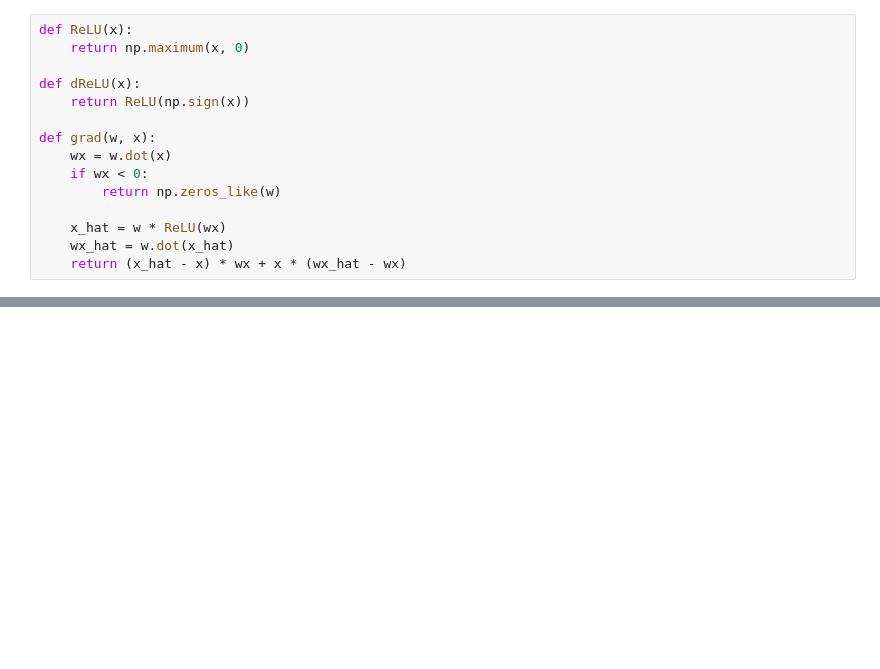
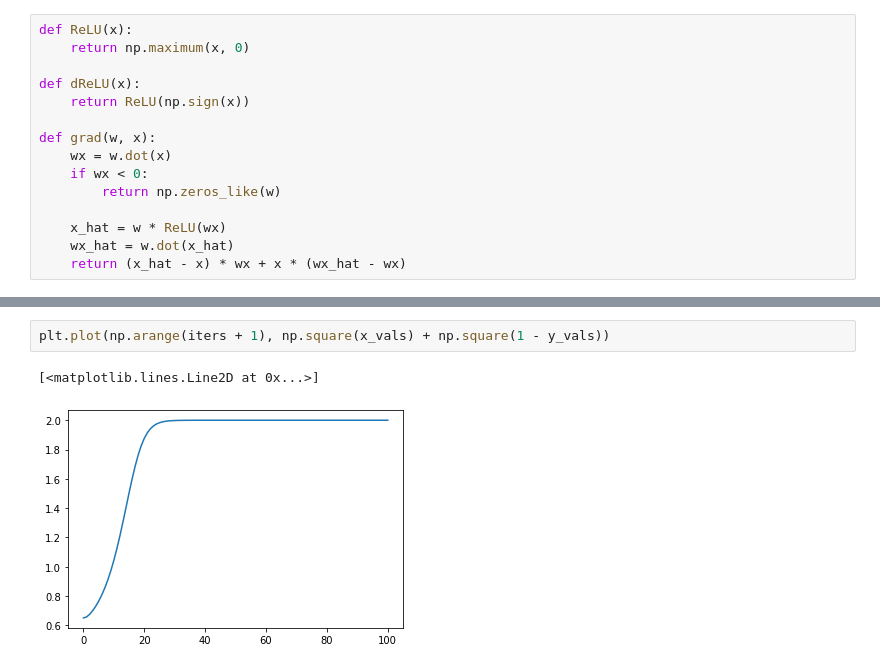
Before and after one commit to nikhil-ghosh-berkeley/gabor, a Jupyter notebook: notebooks/one-neuron-sgd.ipynb, the cells around one changed output, grey strips where cells are left out. Saved outputs shown, nothing was run; the diff lists cells and outputs as text; blank space fills up the shorter version.

```diff
--- a/notebooks/one-neuron-sgd.ipynb
+++ b/notebooks/one-neuron-sgd.ipynb
@@ -67,0 +163,5 @@ plt.show()
+# %%
+plt.plot(np.arange(iters + 1), np.square(x_vals) + np.square(1 - y_vals))
+# %% [output]
+[<matplotlib.lines.Line2D at 0x...>]
+[figure, added]
```
Also changed, not shown: parts of 10 cells of this notebook, 23 other files.
